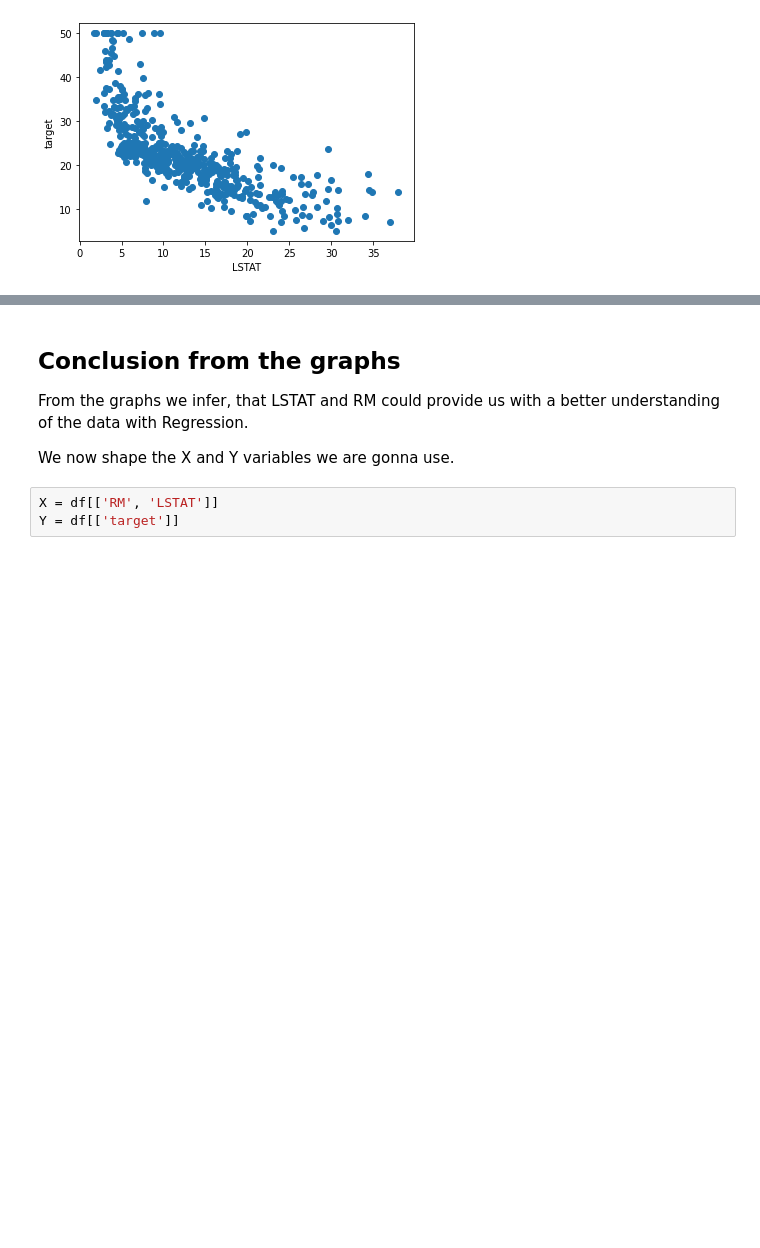
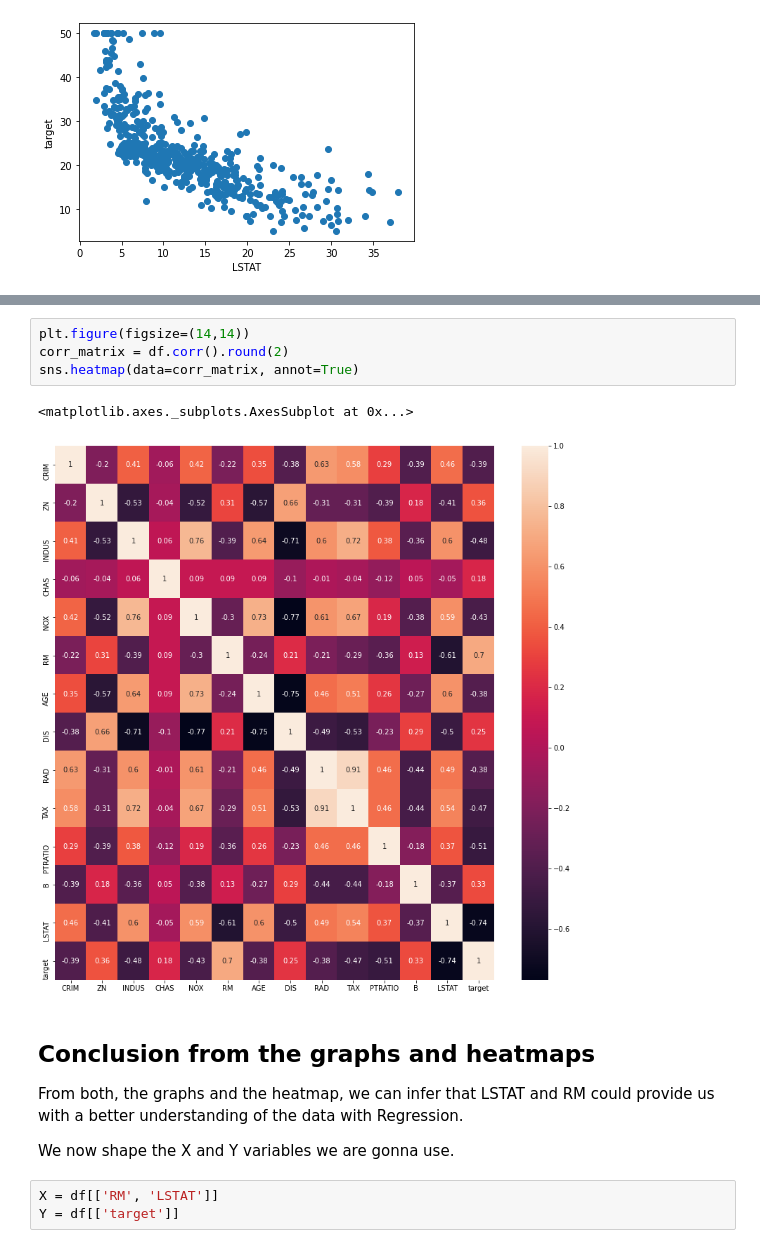
Before and after one commit to dewanshrawat15/ML-basics, a Jupyter notebook: Boston Housing Price Prediction.ipynb, the cells around one changed output, grey strips where cells are left out. Saved outputs shown, nothing was run; the diff lists cells and outputs as text; blank space fills up the shorter version.

Commit message:
Using seaborn to better find correlations

```diff
--- a/Boston Housing Price Prediction.ipynb
+++ b/Boston Housing Price Prediction.ipynb
@@ -99,6 +104,13 @@ for i in depends_upon:
+# %%
+plt.figure(figsize=(14,14))
+corr_matrix = df.corr().round(2)
+sns.heatmap(data=corr_matrix, annot=True)
+# %% [output]
+<matplotlib.axes._subplots.AxesSubplot at 0x...>
+[figure, added]
 # %% [markdown]
-## Conclusion from the graphs
-From the graphs we infer, that LSTAT and RM could provide us with a better understanding of the data with Regression.
+## Conclusion from the graphs and heatmaps
+From both, the graphs and the heatmap, we can infer that LSTAT and RM could provide us with a better understanding of the data with Regression.
 
 We now shape the X and Y variables we are gonna use.
 # %%
```
Also changed, not shown: parts of 2 cells of this notebook.
